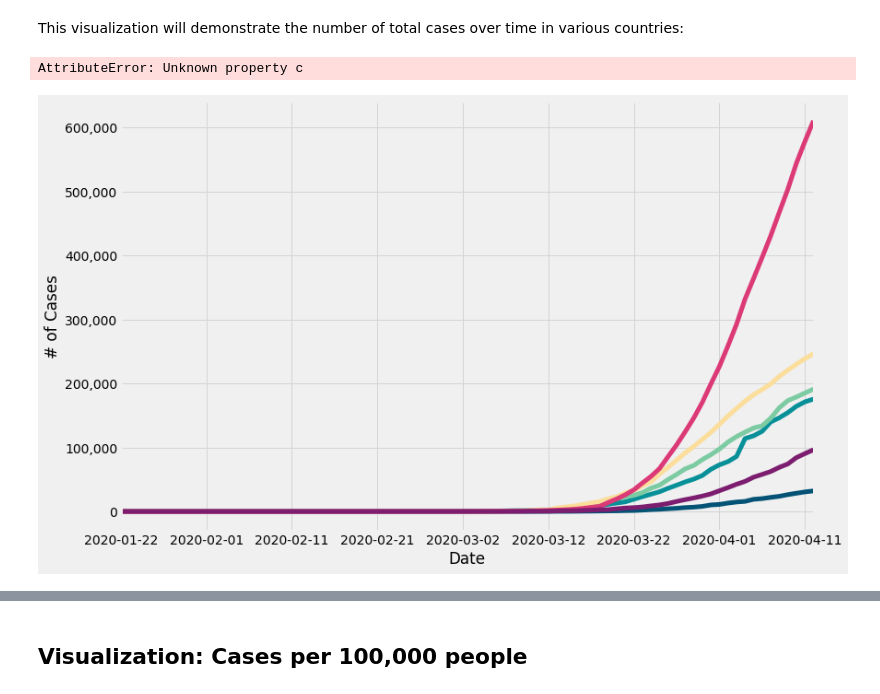
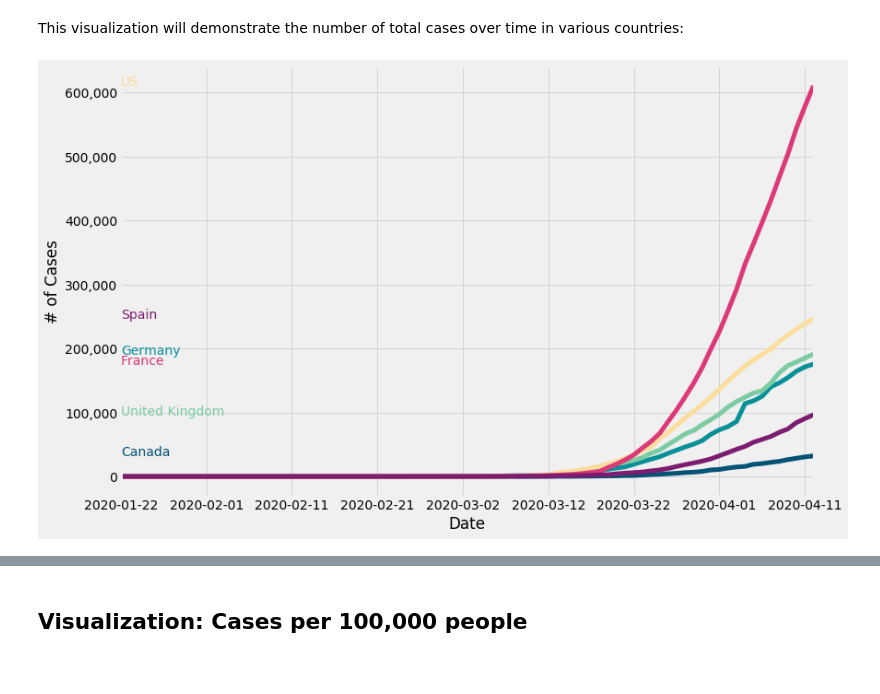
Before and after one commit to marivifs-teaching/python-class, a Jupyter notebook: lectures/05-scipy/Covid_Data_Visualization_And_Analysis.ipynb, the cells around one changed output, grey strips where cells are left out. Drawn from its saved outputs; the diff is of its cells as text; code cells hidden in the pictures.

```diff
--- a/lectures/05-scipy/Covid_Data_Visualization_And_Analysis.ipynb
+++ b/lectures/05-scipy/Covid_Data_Visualization_And_Analysis.ipynb
@@ -97,22 +97,23 @@ This visualization will demonstrate the number of total cases over time in vario
 # %%
 # Section 6 - Generating Colours and Style
 colors = {'Canada':'#045275', 'Germany':'#089099', 'United Kingdom':'#7CCBA2', 'US':'#FCDE9C', 'France':'#DC3977', 'Spain':'#7C1D6F'}
-plt.style.use('fivethirtyeight')
+#plt.style.use('fivethirtyeight')
+
 
 # Section 7 - Creating the Visualization
 plot = covid.plot(figsize=(12,8), color=list(colors.values()), linewidth=5, legend=False)
 plot.yaxis.set_major_formatter(ticker.StrMethodFormatter('{x:,.0f}'))
 plot.grid(color='#d4d4d4')
 plot.set_xlabel('Date')
 plot.set_ylabel('# of Cases')
 
 # Section 8 - Assigning Colour
 for country in list(colors.keys()):
-    plot.text(x = covid.index[-1], y = covid[country].max(), c = colors[country], s = country, weight = 'bold')
-# Section 9 - Adding Labels
-plot.text(x = covid.index[1], y = int(covid.max().max())+45000, s = "COVID-19 Cases by Country", fontsize = 23, weight = 'bold', alpha = .75)
-plot.text(x = covid.index[1], y = int(covid.max().max())+15000, s = "For the USA, Spain, Germany, France, United Kingdom, and Canada\nIncludes Current Cases, Recoveries, and Deaths", fontsize = 16, alpha = .75)
-plot.text(x = percapita.index[1], y = -100000,s = 'datagy.io                      Source: https://datahub.io/core/covid-19/r/countries-aggregated.csv', fontsize = 10)
+    #plot.text(x = covid.index[-1], y = covid[country].max(), s=country,color=colors[country])
+    plot.text(x = 0, y = covid[country].max(), s=country,color=colors[country])
+    # Section 9 - Adding Labels
+#plot.text(x = covid.index[1], y = int(covid.max().max())+45000, s = "COVID-19 Cases by Country", fontsize = 23, weight = 'bold', alpha = .75)
+#plot.text(x = covid.index[1], y = int(covid.max().max())+15000, s = "For the USA, Spain, Germany, France, United Kingdom, and Canada\nIncludes Current Cases, Recoveries, and Deaths", fontsize = 16, alpha = .75)
+#plot.text(x = percapita.index[1], y = -100000,s = 'datagy.io                      Source: https://datahub.io/core/covid-19/r/countries-aggregated.csv', fontsize = 10)
 # %% [output]
-AttributeError: Unknown property c
-[figure, old version]
+[figure, new version]
```
Also changed, not shown: parts of 1 cell of this notebook, 2 other files.
